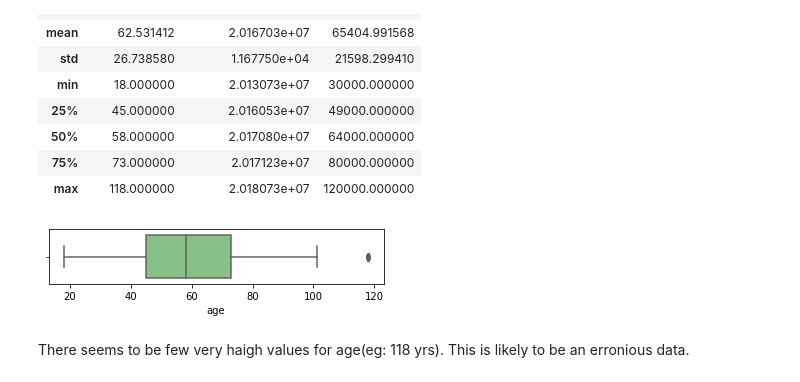
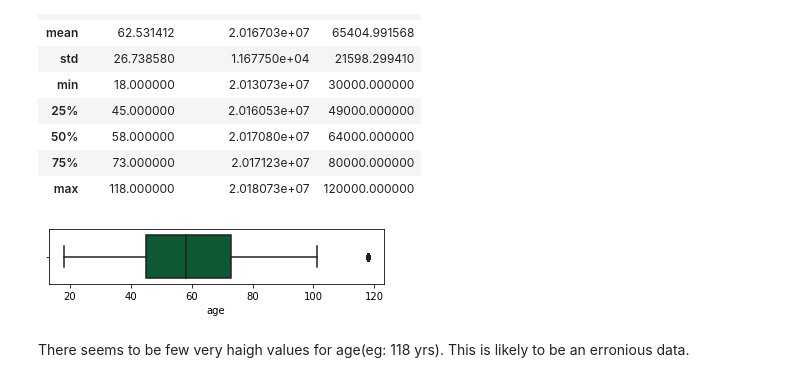
Before and after one commit to Arjunar92/Starbucks_Customer_Segmentation_Project, a Jupyter notebook: Starbucks_Capstone_Data_Exploration.ipynb, the cells around one changed output. Saved outputs shown, nothing was run; the diff lists cells and outputs as text; code cells hidden in the pictures.

```diff
--- a/Starbucks_Capstone_Data_Exploration.ipynb
+++ b/Starbucks_Capstone_Data_Exploration.ipynb
@@ -214,11 +214,11 @@ profile.describe()
 # %%
 #Box plot for age distribution
 
 plt.figure(figsize=[6,1])
 sns.boxplot(data=profile, x='age')
-sns.set_palette(sns.color_palette(starbucks,1))
+sns.set_palette(sns.color_palette(starbucks_1,1))
 # %% [output]
-[figure, old version]
+[figure, new version]
 # %% [markdown]
 There seems to be few very haigh values for age(eg: 118 yrs). This is  likely to be an erronious data.
 # %%
```
Also changed, not shown: parts of 23 cells of this notebook.
